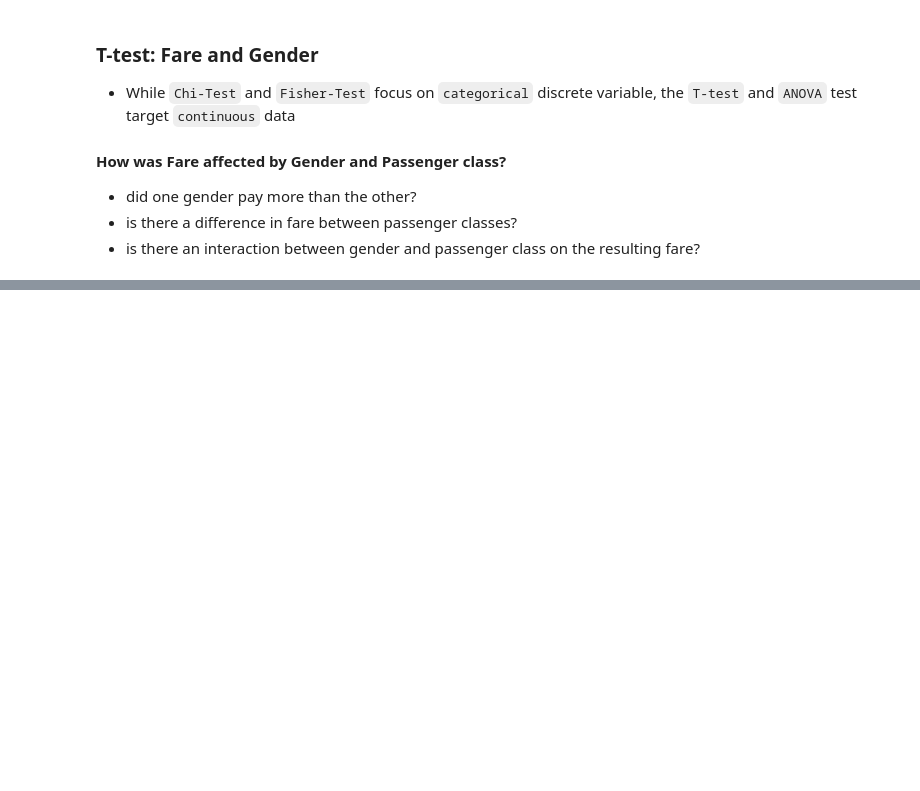
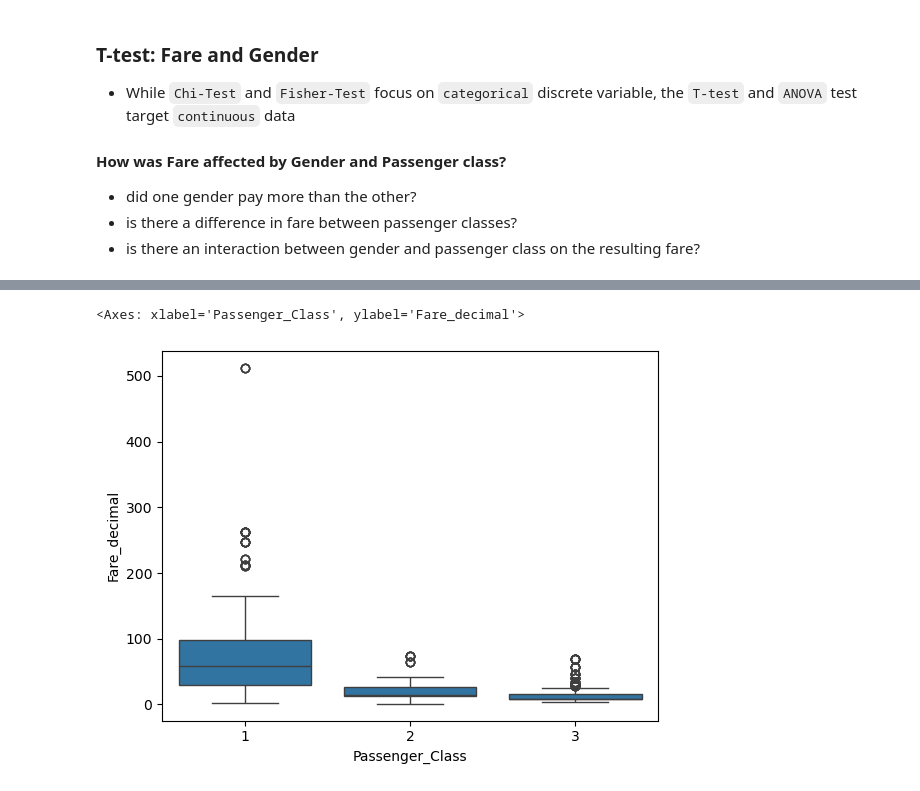
Before and after one commit to CS4580/my-notes-Komperda, a Jupyter notebook: module_7/inferential_stats.ipynb, the cells around one changed output, grey strips where cells are left out. Saved outputs shown, nothing was run; the diff lists cells and outputs as text; code cells hidden in the pictures; blank space fills up the shorter version.

```diff
--- a/module_7/inferential_stats.ipynb
+++ b/module_7/inferential_stats.ipynb
@@ -413,0 +475,2 @@ passenger_df3 = pd.read_csv("../data/Titanic_Passengers.csv")
+# %%
+passenger_df = pd.read_csv("../data/Titanic_Passengers.csv")
@@ -413,0 +500,6 @@ passenger_df3 = pd.read_csv("../data/Titanic_Passengers.csv")
+# %%
+# Create a box plot of fare paid by passenger class
+sns.boxplot(y=passenger_df['Fare_decimal'], x = passenger_df['Passenger_Class'])
+# %% [output]
+<Axes: xlabel='Passenger_Class', ylabel='Fare_decimal'>
+[figure, added]
```
Also changed, not shown: parts of 15 cells of this notebook.
